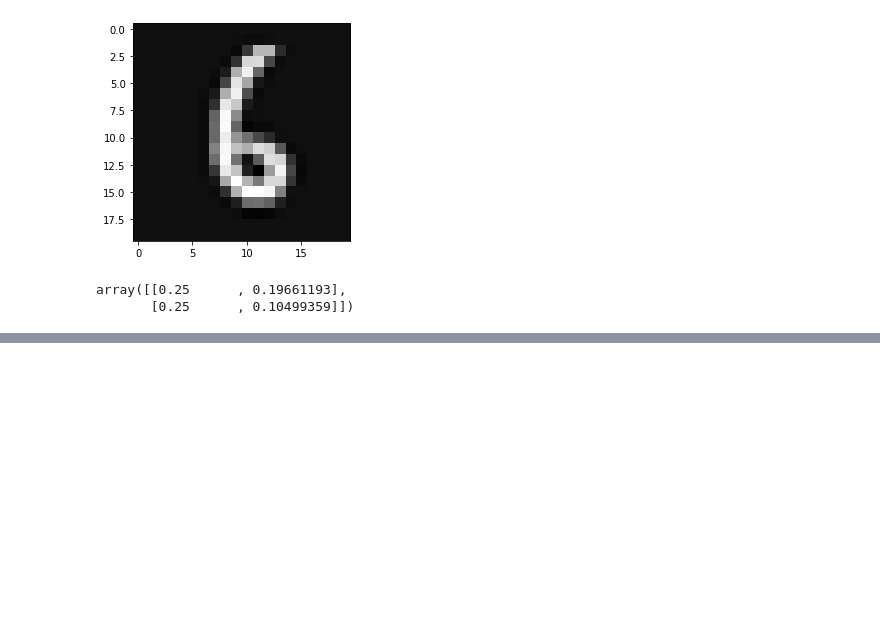
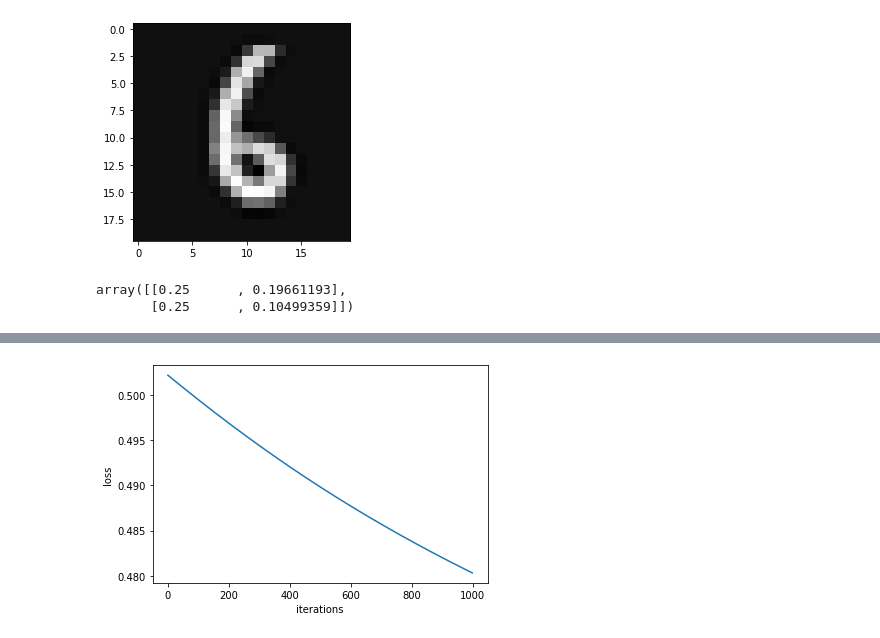
Before and after one commit to missEnergy/ml_course, a Jupyter notebook: machine-learning-ex4/ex4/neural_network-2.ipynb, the cells around one changed output, grey strips where cells are left out. Saved outputs shown, nothing was run; the diff lists cells and outputs as text; code cells hidden in the pictures; blank space fills up the shorter version.

```diff
--- a/machine-learning-ex4/ex4/neural_network-2.ipynb
+++ b/machine-learning-ex4/ex4/neural_network-2.ipynb
@@ -38,18 +38,11 @@ plt.imshow(X[3092].reshape(20,20,order="F"), cmap="gray")
 [figure]
 # %%
 # load pretrained weights
-weights = scipy.io.loadmat('ex4weights.mat')
+# weights = scipy.io.loadmat('ex4weights.mat')
+weights = scipy.io.loadmat('weights_ellissa.mat')
 Theta1 = weights['Theta1']
 Theta2 = weights['Theta2']
 Thetas = [Theta1, Theta2]
-# %%
-def initialize_Thetas(input_size, hidden_layer_size, output_size):
-    Thetas = []
-    Thetas.append(np.random.uniform(-0.12, 0.12, [hidden_layer_size, input_size + 1]))
-    Thetas.append(np.random.uniform(-0.12, 0.12, [output_size, hidden_layer_size + 1]))
-    return Thetas
-
-Thetas = initialize_Thetas(400, 25, 10)
 # %%
 def sigmoid(z):
     return 1/(1+np.exp(-z))
@@ -137,0 +133,19 @@ loss(X, one_hot_encode(y), Thetas, 1)
+# %%
+# train
+iterations = 1000
+alfa = 1
+llambda = 1
+losses = np.zeros(iterations)
+# Thetas = initialize_Thetas(400, 25, 10)
+
+for iteration in range(iterations):
+    print(iteration)
+    Gradients = initialize_Gradients(400, 25, 10)
+    for i in range(len(X)):
+        activations = get_activations_by_single_feed_forward(X[i], Thetas)
+        deltas = get_deltas_by_back_prop(one_hot_encode(y)[i], activations, Thetas)
+        Gradients = accumulate_Gradients(Gradients, activations, deltas)
+    Gradients = regularlize_Gradients(Gradients, llambda, Thetas, X)
+    Thetas = gradient_descent_step(Thetas, Gradients, alfa)
+    losses[iteration] = loss(X, one_hot_encode(y), Thetas, llambda)
+    print(losses[iteration])
@@ -138,8 +170,9 @@ loss(X, one_hot_encode(y), Thetas, 1)
 # %%
-# import matplotlib.pyplot as plt
+import matplotlib.pyplot as plt
 
-# for i in range(classifiers):
-#     plt.plot(all_losses[i])
-# plt.ylabel('loss')
-# plt.xlabel('iterations')
-# plt.show()
+plt.plot(losses)
+plt.ylabel('loss')
+plt.xlabel('iterations')
+plt.show()
+# %% [output]
+[figure, added]
```
Also changed, not shown: parts of 12 cells of this notebook, 1 other file.
